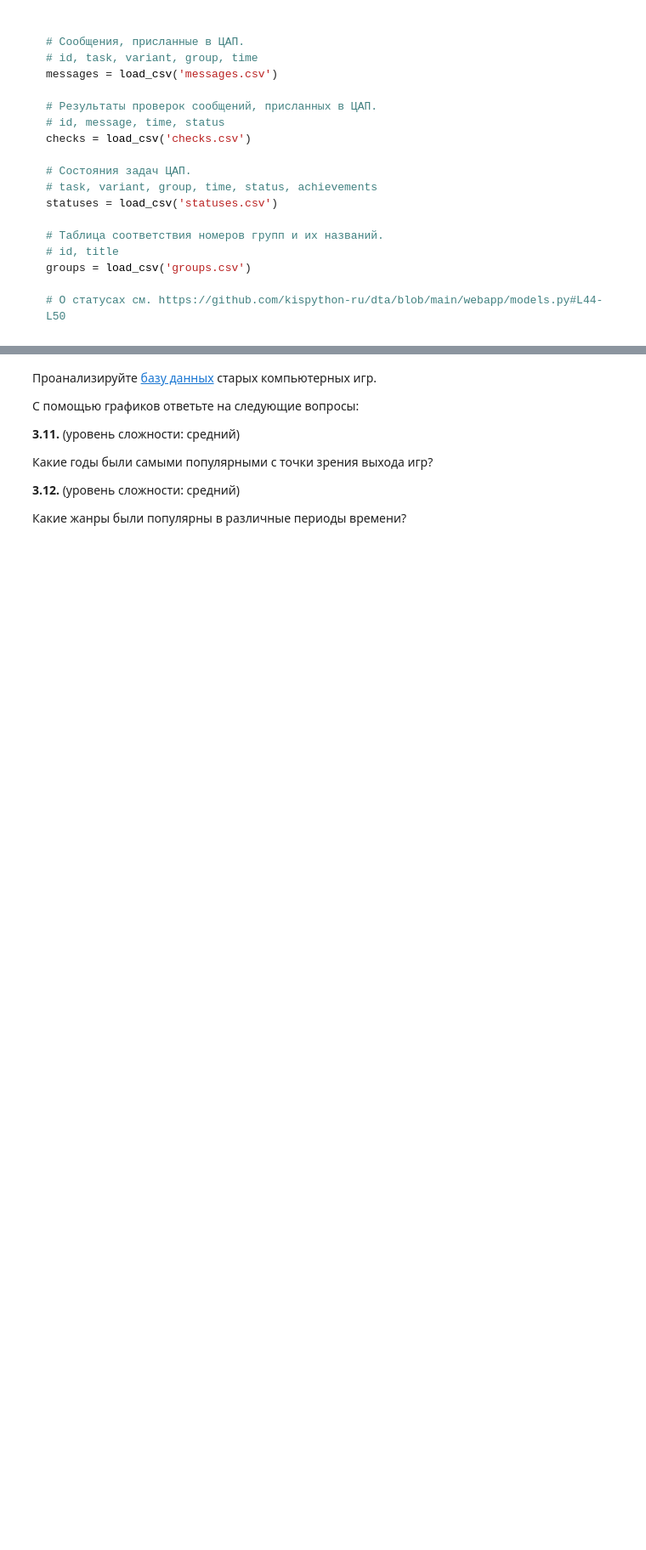
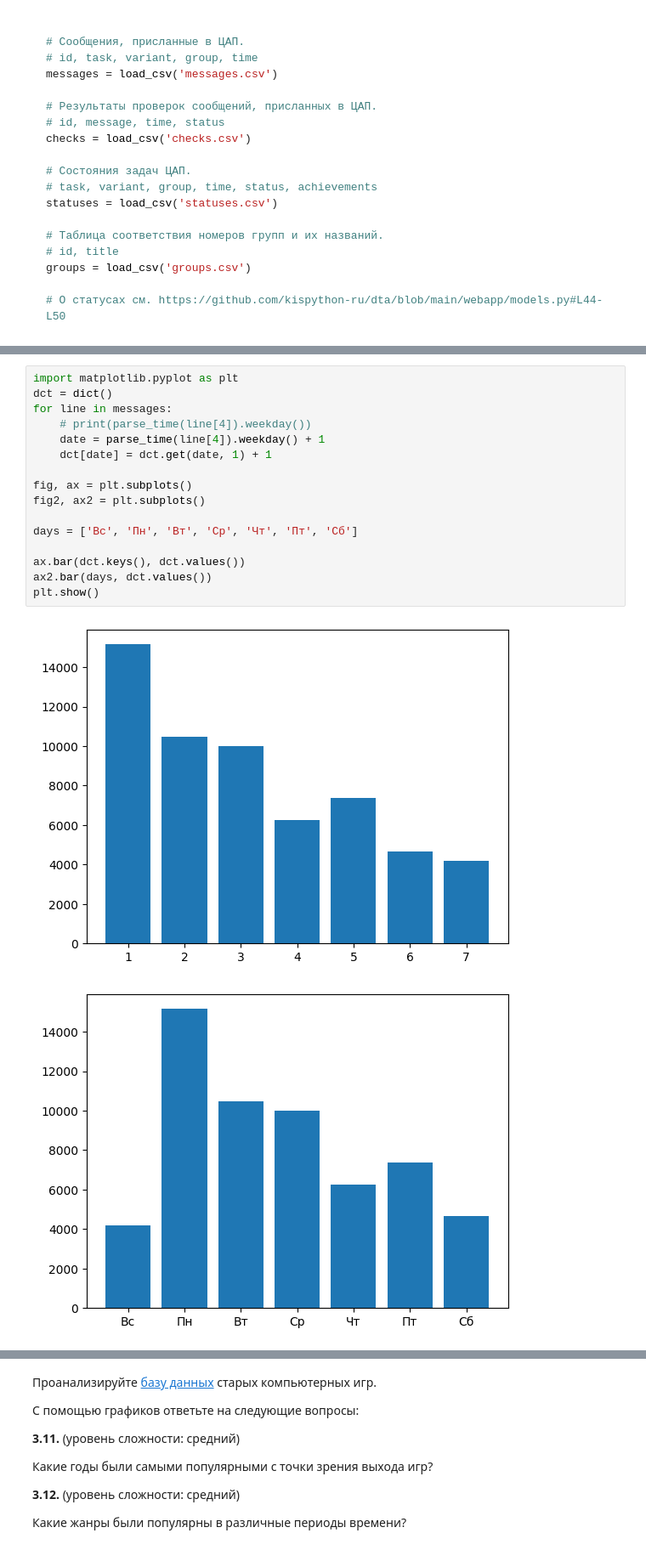
Before and after one commit to Idontlikeni/fourth_semestr, a Jupyter notebook: piton/pract3.ipynb, the cells around one changed output, grey strips where cells are left out. Shown at 85% size. Drawn from its saved outputs; the diff is of its cells as text; blank space fills up the shorter version.

```diff
--- a/piton/pract3.ipynb
+++ b/piton/pract3.ipynb
@@ -450,0 +555,19 @@ groups = load_csv('groups.csv')
+# %%
+import matplotlib.pyplot as plt
+dct = dict()
+for line in messages:
+    # print(parse_time(line[4]).weekday())
+    date = parse_time(line[4]).weekday() + 1
+    dct[date] = dct.get(date, 1) + 1
+
+fig, ax = plt.subplots()
+fig2, ax2 = plt.subplots()
+
+days = ['Вс', 'Пн', 'Вт', 'Ср', 'Чт', 'Пт', 'Cб']
+
+ax.bar(dct.keys(), dct.values())
+ax2.bar(days, dct.values())
+plt.show()
+# %% [output]
+[figure, added]
+[figure, added]
```
Also changed, not shown: parts of 8 cells of this notebook, 18 other files.
